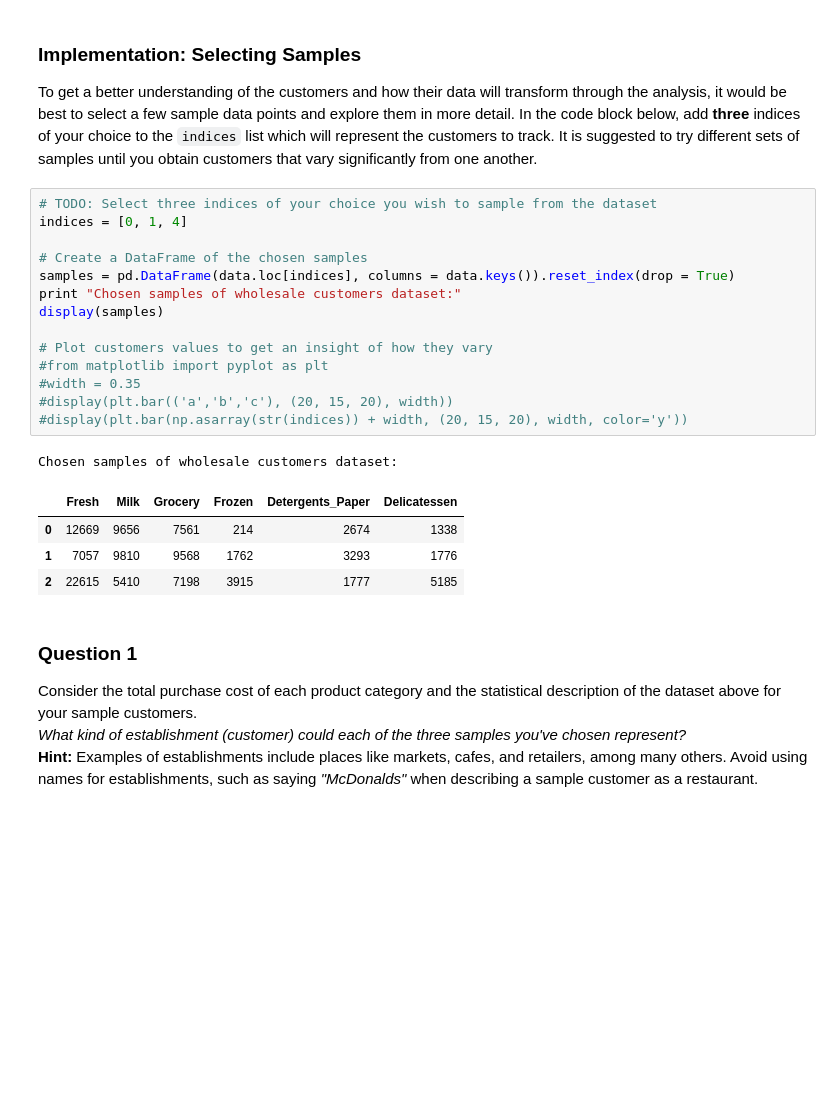
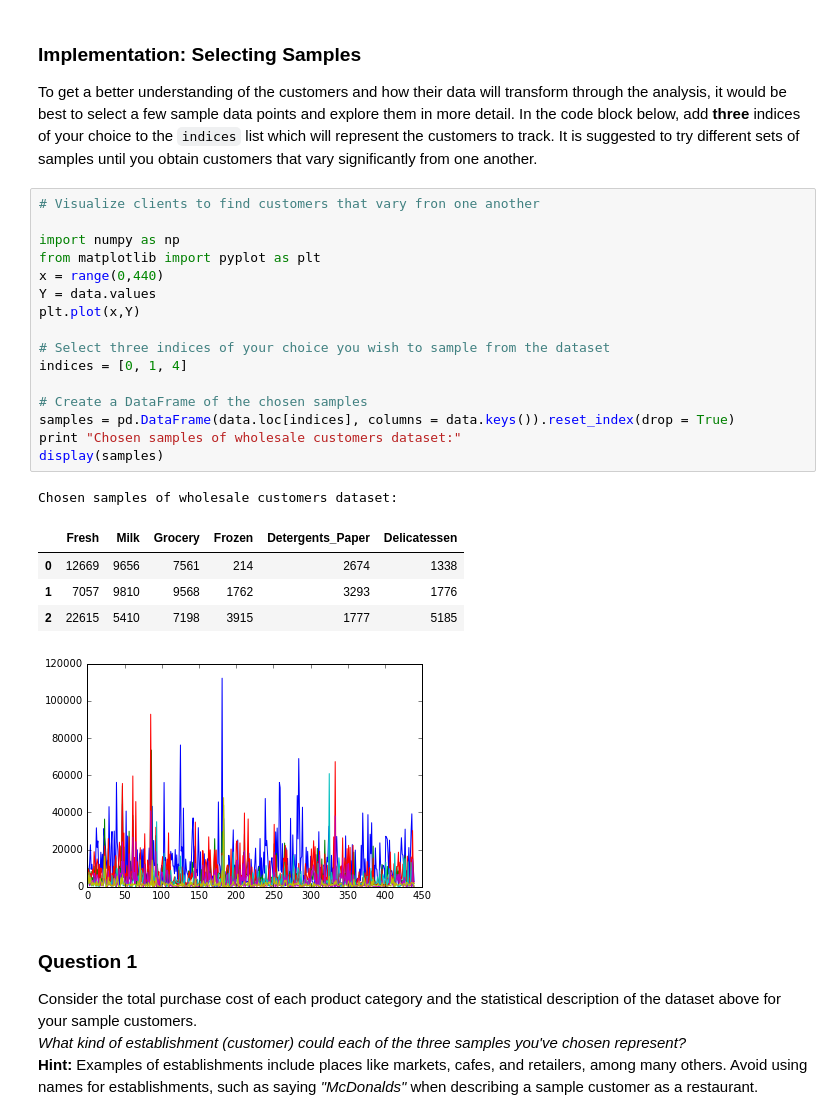
Before and after one commit to WittmannF/machine-learning-udacity, a Jupyter notebook: creating_customer_segments/customer_segments.ipynb, the cells around one changed output. Saved outputs shown, nothing was run; the diff lists cells and outputs as text; blank space fills up the shorter version.

```diff
--- a/creating_customer_segments/customer_segments.ipynb
+++ b/creating_customer_segments/customer_segments.ipynb
@@ -66,25 +93,28 @@ display(data.head())
 ### Implementation: Selecting Samples
 To get a better understanding of the customers and how their data will transform through the analysis, it would be best to select a few sample data points and explore them in more detail. In the code block below, add **three** indices of your choice to the `indices` list which will represent the customers to track. It is suggested to try different sets of samples until you obtain customers that vary significantly from one another.
 # %%
-# TODO: Select three indices of your choice you wish to sample from the dataset
+# Visualize clients to find customers that vary fron one another
+
+import numpy as np
+from matplotlib import pyplot as plt
+x = range(0,440)
+Y = data.values
+plt.plot(x,Y)
+
+# Select three indices of your choice you wish to sample from the dataset
 indices = [0, 1, 4]
 
 # Create a DataFrame of the chosen samples
 samples = pd.DataFrame(data.loc[indices], columns = data.keys()).reset_index(drop = True)
 print "Chosen samples of wholesale customers dataset:"
 display(samples)
-
-# Plot customers values to get an insight of how they vary
-#from matplotlib import pyplot as plt
-#width = 0.35
-#display(plt.bar(('a','b','c'), (20, 15, 20), width))
-#display(plt.bar(np.asarray(str(indices)) + width, (20, 15, 20), width, color='y'))
 # %% [output]
 Chosen samples of wholesale customers dataset:
 |  | Fresh | Milk | Grocery | Frozen | Detergents_Paper | Delicatessen |
 | 0 | 12669 | 9656 | 7561 | 214 | 2674 | 1338 |
 | 1 | 7057 | 9810 | 9568 | 1762 | 3293 | 1776 |
 | 2 | 22615 | 5410 | 7198 | 3915 | 1777 | 5185 |
+[figure, added]
 # %% [markdown]
 ### Question 1
 Consider the total purchase cost of each product category and the statistical description of the dataset above for your sample customers.
```
Also changed, not shown: parts of 17 cells of this notebook, 1 other file.
